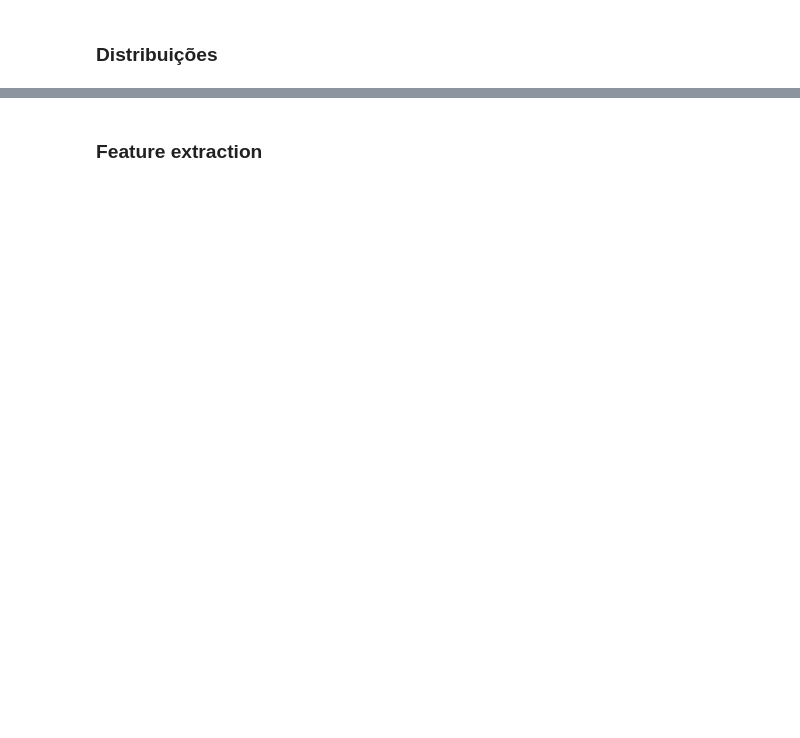
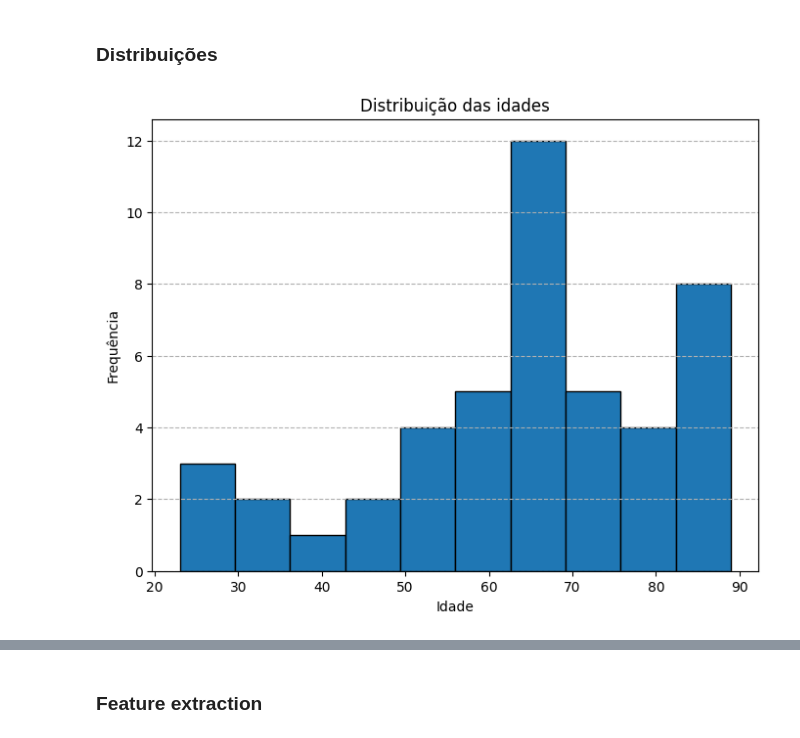
Before and after one commit to IgorVasconcelos1711/tcc-ecg-proccessing, a Jupyter notebook: code/israeli_data.ipynb, the cells around one changed output, grey strips where cells are left out. Cells and saved outputs as stored; diff of their text form; code cells hidden in the pictures; blank space fills up the shorter version.

```diff
--- a/code/israeli_data.ipynb
+++ b/code/israeli_data.ipynb
@@ -120,0 +201,12 @@ plot_annotation_counts(normal_count, arrythm_count)
+# %%
+valid_ages = df['Idade'][df['Idade'] != -1]
+
+plt.figure(figsize=(8, 6))
+plt.hist(valid_ages, edgecolor='black')
+plt.xlabel('Idade')
+plt.ylabel('Frequência')
+plt.title('Distribuição das idades')
+plt.grid(linestyle='--', axis='y')
+plt.show()
+# %% [output]
+[figure, added]
```
Also changed, not shown: parts of 20 cells of this notebook, 4 other files.
